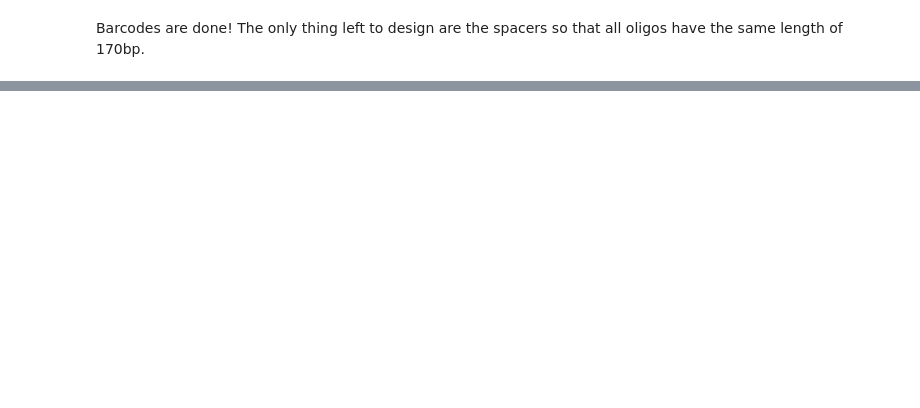
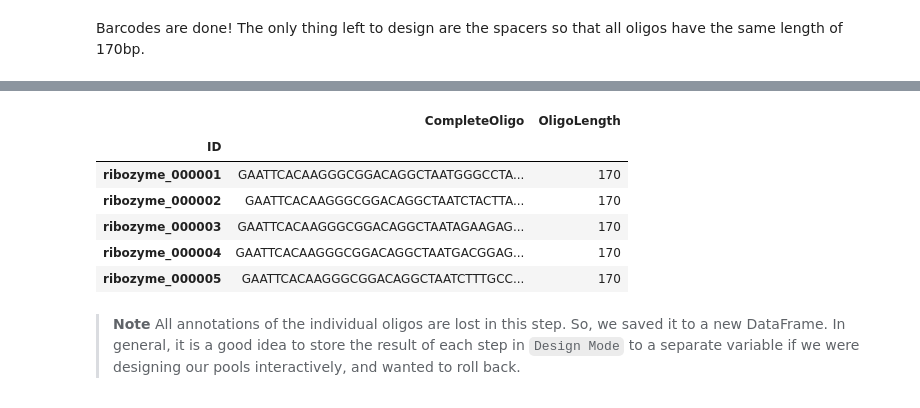
Before and after one commit to ayaanhossain/oligopool, a Jupyter notebook: examples/OligopoolCalculatorInAction.ipynb, the cells around one changed output, grey strips where cells are left out. Saved outputs shown, nothing was run; the diff lists cells and outputs as text; code cells hidden in the pictures; blank space fills up the shorter version.

```diff
--- a/examples/OligopoolCalculatorInAction.ipynb
+++ b/examples/OligopoolCalculatorInAction.ipynb
@@ -500,0 +585,2 @@ KeyError: 0
+# %%
+df, _ = op.lenstat(input_data=df, oligo_length_limit=170)
@@ -500,0 +629,9 @@ KeyError: 0
+# %%
+df, _ = op.spacer(
+    input_data=df,
+    oligo_length_limit=170, # We will automatically add spacers to match this length
+    spacer_column='Spacer',
+    left_context_column='AatII_Padded',
+    right_context_column=None,
+    excluded_motifs=['GAATTC', 'GACGTC'],
+    verbose=True)
@@ -500,0 +656,2 @@ KeyError: 0
+# %%
+df, _ = op.lenstat(input_data=df, oligo_length_limit=170)
@@ -500,0 +680,2 @@ KeyError: 0
+# %%
+final_df, _ = op.final(input_data=df)
@@ -500,0 +697,12 @@ KeyError: 0
+# %%
+final_df.head(5)
+# %% [output]
+|  | CompleteOligo | OligoLength |
+| ID |  |  |
+| ribozyme_000001 | GAATTCACAAGGGCGGACAGGCTAATGGGCCTA... | 170 |
+| ribozyme_000002 | GAATTCACAAGGGCGGACAGGCTAATCTACTTA... | 170 |
+| ribozyme_000003 | GAATTCACAAGGGCGGACAGGCTAATAGAAGAG... | 170 |
+| ribozyme_000004 | GAATTCACAAGGGCGGACAGGCTAATGACGGAG... | 170 |
+| ribozyme_000005 | GAATTCACAAGGGCGGACAGGCTAATCTTTGCC... | 170 |
+# %% [markdown]
+> **Note** All annotations of the individual oligos are lost in this step. So, we saved it to a new DataFrame. In general, it is a good idea to store the result of each step in `Design Mode` to a separate variable if we were designing our pools interactively, and wanted to roll back.
```
Also changed, not shown: parts of 41 cells of this notebook.
